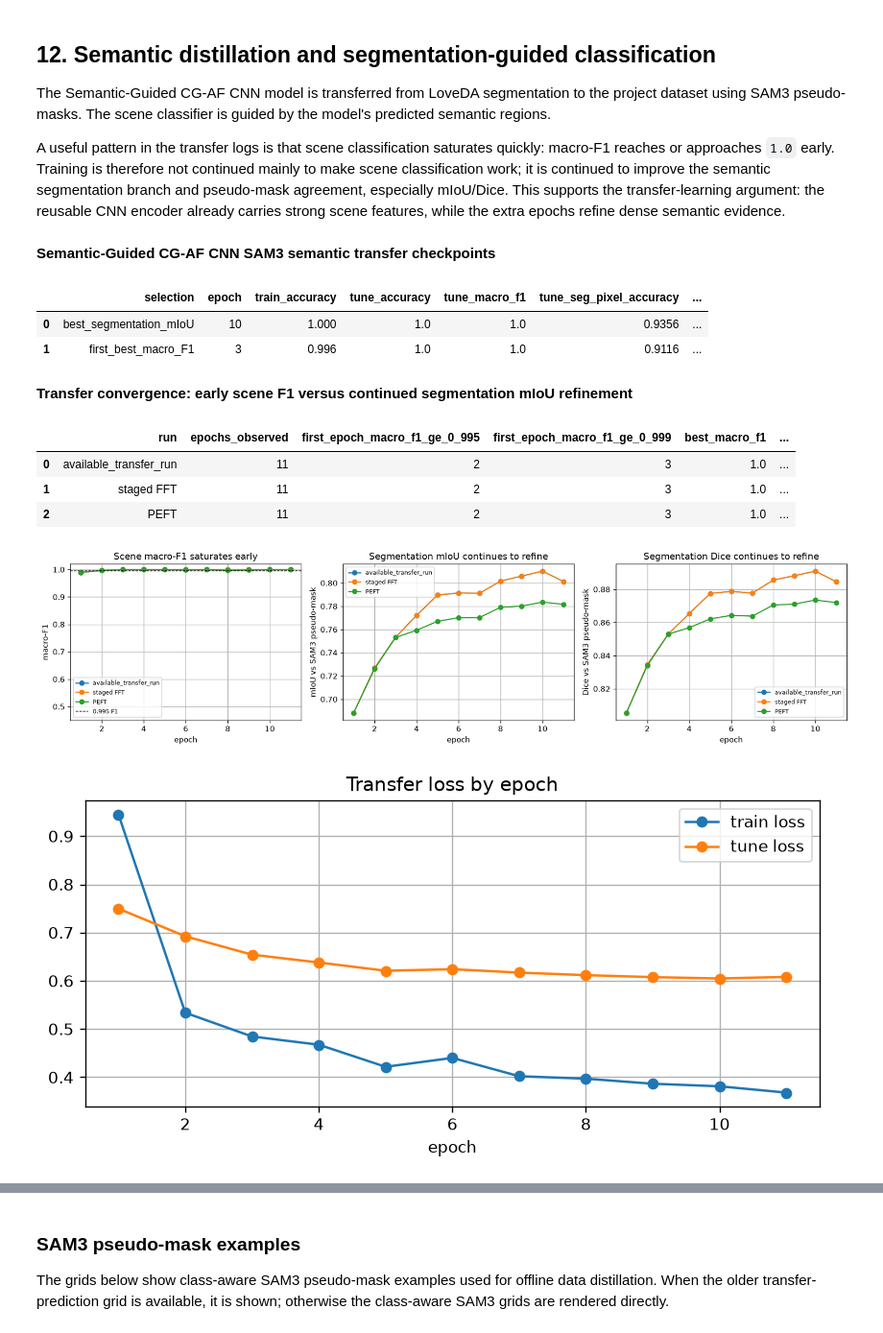
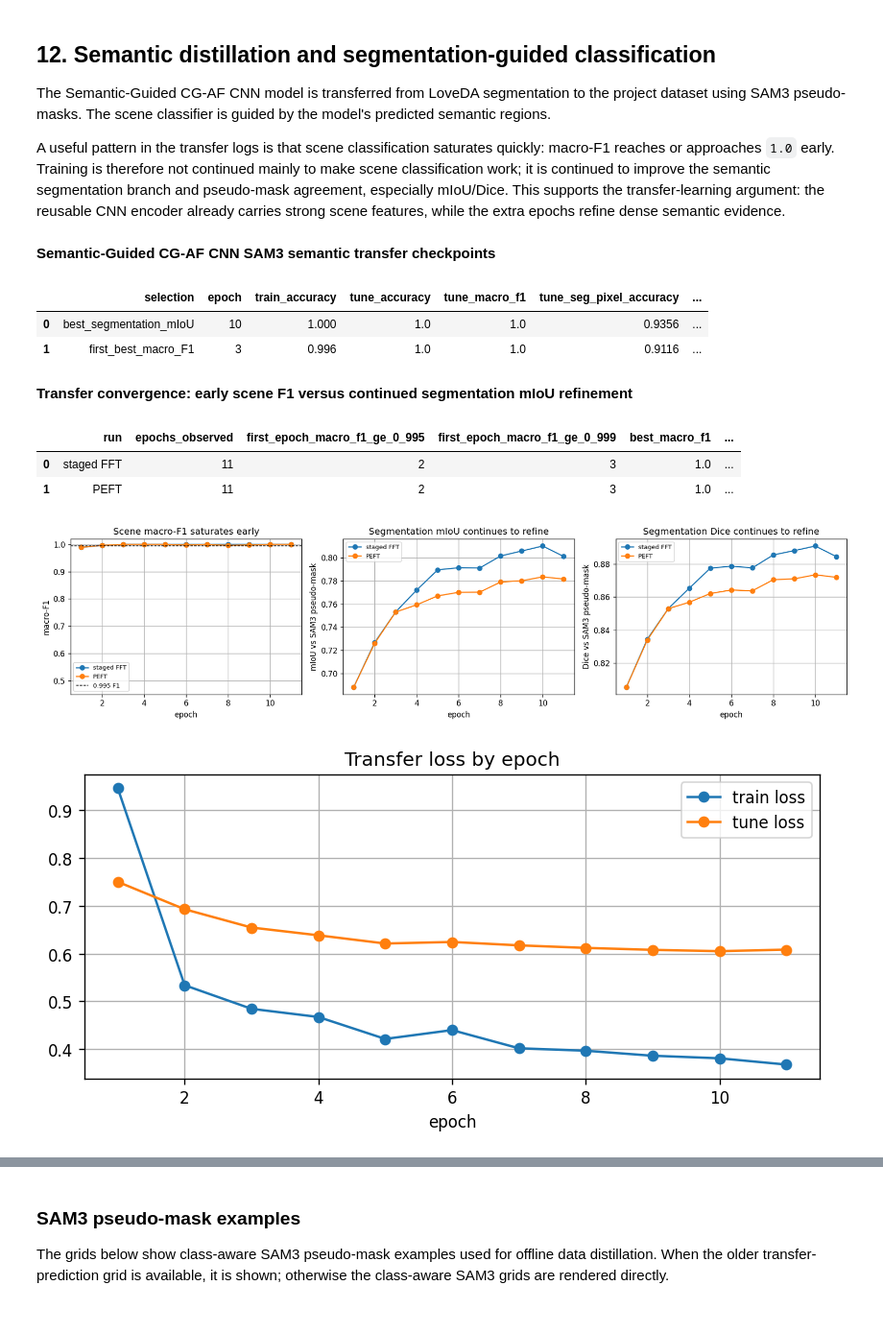
Before and after one commit to JoshDui/CSC3109_Project, a Jupyter notebook: notebooks/05_semantic_guided_cgaf_quantisation.ipynb, the cells around one changed output, grey strips where cells are left out. Shown at 96% size. Drawn from its saved outputs; the diff is of its cells as text; code cells hidden in the pictures.

```diff
--- a/notebooks/05_semantic_guided_cgaf_quantisation.ipynb
+++ b/notebooks/05_semantic_guided_cgaf_quantisation.ipynb
@@ -604,33 +465,10 @@ if require_artifacts(['SAM3 transfer history'], 'semantic transfer convergence')
         'tune_seg_pixel_accuracy', 'tune_seg_mean_iou', 'tune_seg_mean_dice', 'tune_loss', 'train_loss'
     ]], 'Semantic-Guided CG-AF CNN SAM3 semantic transfer checkpoints')
 
-    # Optional final-run PEFT/FFT histories. These are generated by training scripts and may be
-    # mirrored under reports/tables/**/epoch_metrics_summary.csv or model/**/history.csv.
-    def discover_transfer_histories() -> dict[str, pd.DataFrame]:
-        histories: dict[str, pd.DataFrame] = {'available_transfer_run': transfer_history.copy()}
-        candidate_paths = []
-        candidate_paths.extend(sorted(TABLES_DIR.glob('**/epoch_metrics_summary.csv')))
-        candidate_paths.extend(sorted((PROJECT_ROOT / 'model').glob('semantic_guided_cgaf_*_semantic_guided_bf16_qat_best_recipe_20260615/history.csv')))
-        candidate_paths.extend(sorted((PROJECT_ROOT / 'model').glob('semantic_guided_cgaf_*_semantic_guided_bf16_qat_best_recipe_20260615/epoch_metrics_summary.csv')))
-        for candidate in candidate_paths:
-            try:
-                history = load_csv(candidate)
-            except Exception:
-                continue
-            required = {'epoch', 'tune_macro_f1', 'tune_seg_mean_iou'}
-            if not required.issubset(history.columns):
-                continue
-            text = str(candidate).lower()
-            if 'peft' in text:
-                name = 'PEFT'
-            elif 'fft' in text:
-                name = 'staged FFT'
-            elif name := candidate.parent.name:
-                name = name.replace('semantic_guided_cgaf_', '').replace('_semantic_guided_bf16_qat_best_recipe_20260615', '')
-            histories[name] = history.copy()
-        return histories
-
-    transfer_histories = discover_transfer_histories()
+    transfer_histories = {
+        'staged FFT': load_csv(artifact_path('sam3_transfer.fft_history_csv')),
+        'PEFT': load_csv(artifact_path('sam3_transfer.peft_history_csv')),
+    }
     convergence_rows = []
     for run_name, history in transfer_histories.items():
         f1 = history['tune_macro_f1'].astype(float)
@@ -664,37 +502,36 @@ if require_artifacts(['SAM3 transfer history'], 'semantic transfer convergence')
     axes[0].set_ylabel('macro-F1')
     axes[0].set_ylim(0.45, 1.02)
     axes[1].set_title('Segmentation mIoU continues to refine')
     axes[1].set_ylabel('mIoU vs SAM3 pseudo-mask')
     axes[2].set_title('Segmentation Dice continues to refine')
     axes[2].set_ylabel('Dice vs SAM3 pseudo-mask')
     for ax in axes:
         ax.set_xlabel('epoch')
         ax.legend(fontsize=8)
     plt.tight_layout()
     plt.show()
 
     fig, ax = plt.subplots(figsize=(7, 3.6))
     ax.plot(transfer_history['epoch'], transfer_history['train_loss'], marker='o', label='train loss')
     ax.plot(transfer_history['epoch'], transfer_history['tune_loss'], marker='o', label='tune loss')
     ax.set_title('Transfer loss by epoch')
     ax.set_xlabel('epoch')
     ax.legend()
     plt.tight_layout()
     plt.show()
 else:
     transfer_history = pd.DataFrame()
     display(Markdown('Transfer convergence plot skipped because the epoch history artifact is missing.'))
 # %% [output]
 **Semantic-Guided CG-AF CNN SAM3 semantic transfer checkpoints**
 |  | selection | epoch | train_accuracy | tune_accuracy | tune_macro_f1 | tune_seg_pixel_accuracy | ... |
 | 0 | best_segmentation_mIoU | 10 | 1.000 | 1.0 | 1.0 | 0.9356 | ... |
 | 1 | first_best_macro_F1 | 3 | 0.996 | 1.0 | 1.0 | 0.9116 | ... |
 **Transfer convergence: early scene F1 versus continued segmentation mIoU refinement**
 |  | run | epochs_observed | first_epoch_macro_f1_ge_0_995 | first_epoch_macro_f1_ge_0_999 | best_macro_f1 | ... |
-| 0 | available_transfer_run | 11 | 2 | 3 | 1.0 | ... |
-| 1 | staged FFT | 11 | 2 | 3 | 1.0 | ... |
-| 2 | PEFT | 11 | 2 | 3 | 1.0 | ... |
+| 0 | staged FFT | 11 | 2 | 3 | 1.0 | ... |
+| 1 | PEFT | 11 | 2 | 3 | 1.0 | ... |
-[figure, old version]
+[figure, new version]
 [figure]
 # %% [markdown]
 ### Convergence interpretation
```
Also changed, not shown: parts of 19 cells of this notebook, 54 other files.
